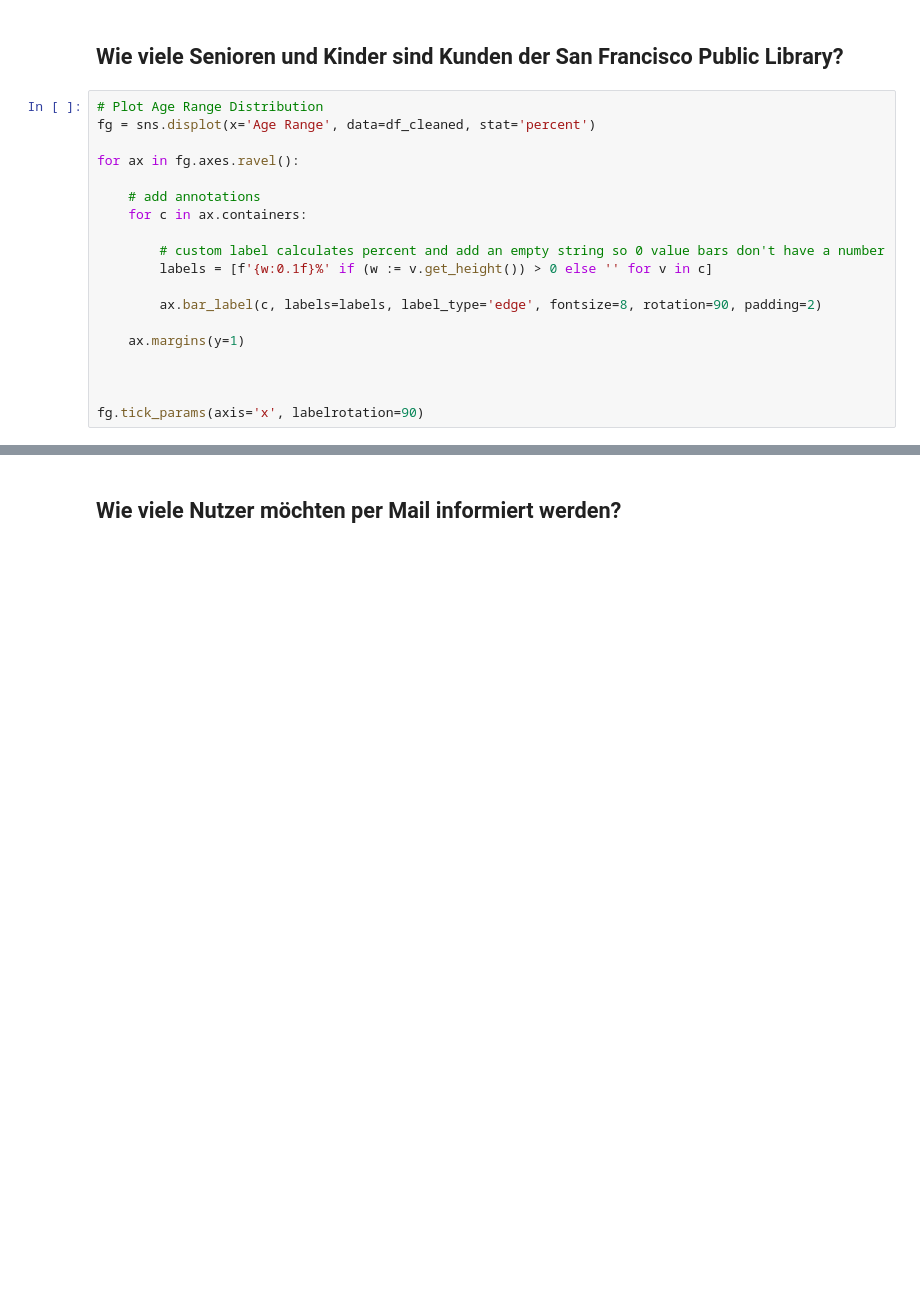
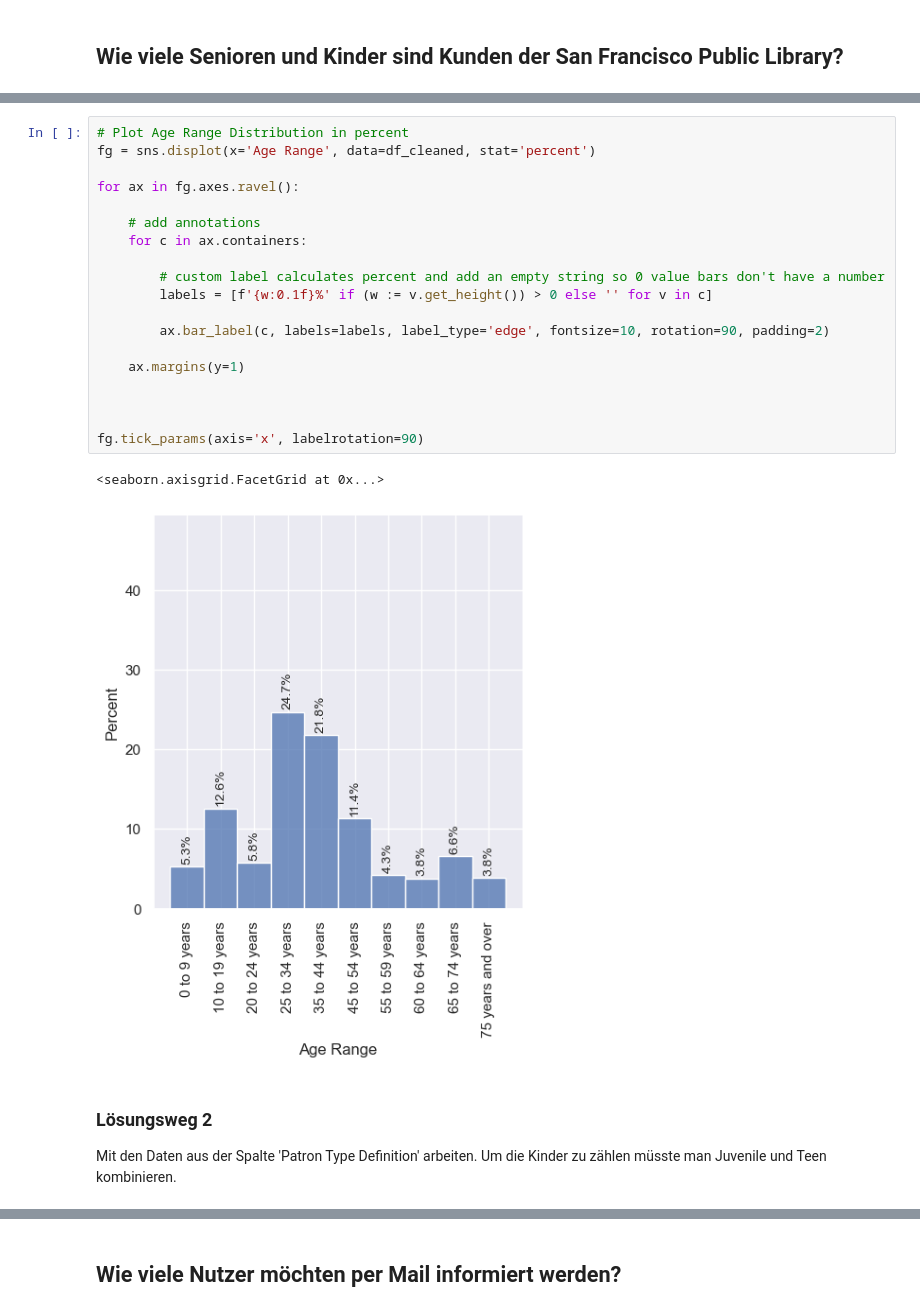
Before and after one commit to ottjannik/2024-2025-Data_Librarian_Jannik_Ott, a Jupyter notebook: Modul_3/notebooks/Projektaufgabe.ipynb, the cells around one changed output, grey strips where cells are left out. Cells and saved outputs as stored; diff of their text form; blank space fills up the shorter version.

```diff
--- a/Modul_3/notebooks/Projektaufgabe.ipynb
+++ b/Modul_3/notebooks/Projektaufgabe.ipynb
@@ -94,21 +66,2 @@ for ax in fg.axes.ravel():
 # %% [markdown]
 ## Wie viele Senioren und Kinder sind Kunden der San Francisco Public Library?
-# %%
-# Plot Age Range Distribution
-fg = sns.displot(x='Age Range', data=df_cleaned, stat='percent')
-
-for ax in fg.axes.ravel():
-
-    # add annotations
-    for c in ax.containers:
-
-        # custom label calculates percent and add an empty string so 0 value bars don't have a number
-        labels = [f'{w:0.1f}%' if (w := v.get_height()) > 0 else '' for v in c]
-
-        ax.bar_label(c, labels=labels, label_type='edge', fontsize=8, rotation=90, padding=2)
-
-    ax.margins(y=1)
-
-
-
-fg.tick_params(axis='x', labelrotation=90)
@@ -117,0 +93,25 @@ fg.tick_params(axis='x', labelrotation=90)
+# %%
+# Plot Age Range Distribution in percent
+fg = sns.displot(x='Age Range', data=df_cleaned, stat='percent')
+
+for ax in fg.axes.ravel():
+
+    # add annotations
+    for c in ax.containers:
+
+        # custom label calculates percent and add an empty string so 0 value bars don't have a number
+        labels = [f'{w:0.1f}%' if (w := v.get_height()) > 0 else '' for v in c]
+
+        ax.bar_label(c, labels=labels, label_type='edge', fontsize=10, rotation=90, padding=2)
+
+    ax.margins(y=1)
+
+
+
+fg.tick_params(axis='x', labelrotation=90)
+# %% [output]
+<seaborn.axisgrid.FacetGrid at 0x...>
+[figure, added]
+# %% [markdown]
+### Lösungsweg 2
+Mit den Daten aus der Spalte 'Patron Type Definition' arbeiten. Um die Kinder zu zählen müsste man Juvenile und Teen kombinieren.
```
Also changed, not shown: parts of 30 cells of this notebook.
